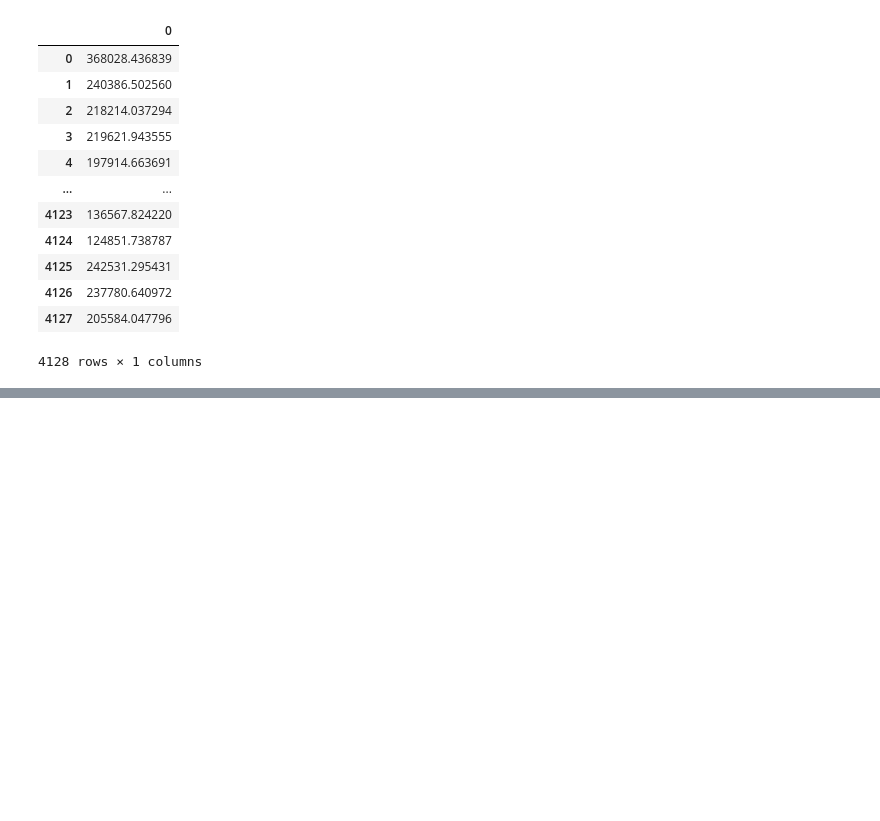
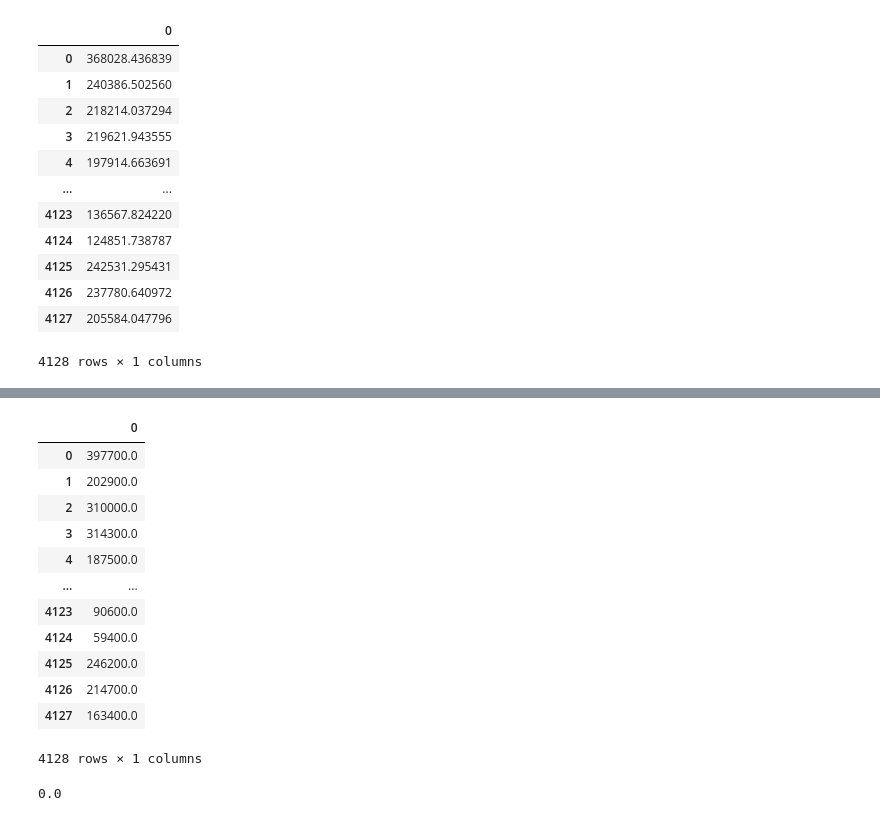
Before and after one commit to Cohben-OBrien/Tensorflow_kares_learning, a Jupyter notebook: predictive modelling/house pricing/house pricing.ipynb, the cells around one changed output, grey strips where cells are left out. Cells and saved outputs as stored; diff of their text form; code cells hidden in the pictures; blank space fills up the shorter version.

```diff
--- a/predictive modelling/house pricing/house pricing.ipynb
+++ b/predictive modelling/house pricing/house pricing.ipynb
@@ -603,0 +776,2 @@ class ClusterSimilarity(BaseEstimator, TransformerMixin):
+# %%
+linreg.fit(machinelearning_housing, machinelearning_housing_labels)
@@ -603,0 +871,23 @@ class ClusterSimilarity(BaseEstimator, TransformerMixin):
+# %%
+predictions = tree.predict(housing)
+# %%
+pd.DataFrame(predictions)
+# %% [output]
+|  | 0 |
+| 0 | 397700.0 |
+| 1 | 202900.0 |
+| 2 | 310000.0 |
+| 3 | 314300.0 |
+| 4 | 187500.0 |
+| ... | ... |
+| 4123 | 90600.0 |
+| 4124 | 59400.0 |
+| 4125 | 246200.0 |
+| 4126 | 214700.0 |
+| 4127 | 163400.0 |
+4128 rows × 1 columns
+# %%
+tree_rmse = root_mean_squared_error(machinelearning_housing_labels, predictions)
+tree_rmse
+# %% [output]
+0.0
```
Also changed, not shown: parts of 42 cells of this notebook.
